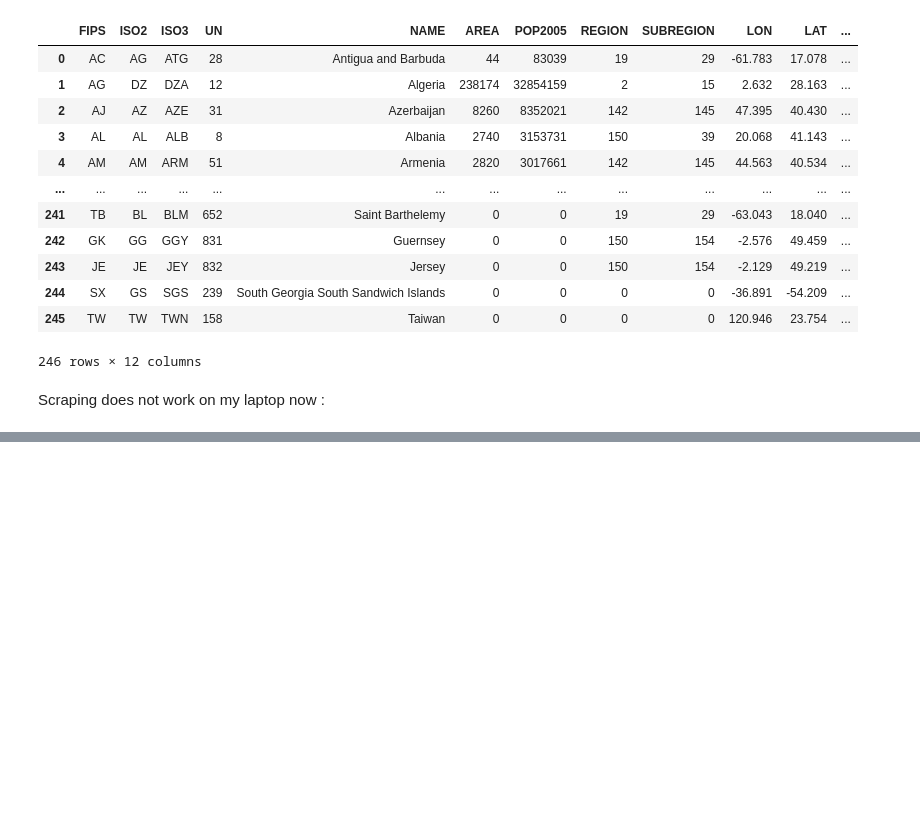
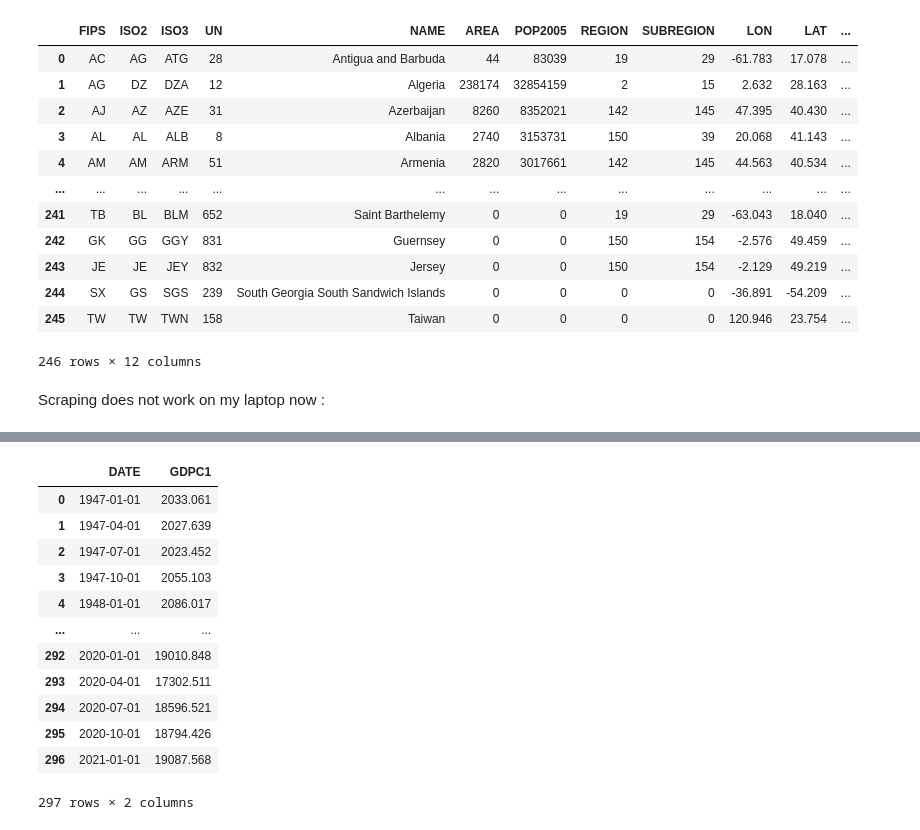
Before and after one commit to rubenkerkhofs/modern-data-analytics, a Jupyter notebook: Geo-Pandas FINALLY.ipynb, the cells around one changed output, grey strips where cells are left out. Cells and saved outputs as stored; diff of their text form; code cells hidden in the pictures; blank space fills up the shorter version.

```diff
--- a/Geo-Pandas FINALLY.ipynb
+++ b/Geo-Pandas FINALLY.ipynb
@@ -95,0 +139,16 @@ final_gdf
+# %%
+GDPus
+# %% [output]
+|  | DATE | GDPC1 |
+| 0 | 1947-01-01 | 2033.061 |
+| 1 | 1947-04-01 | 2027.639 |
+| 2 | 1947-07-01 | 2023.452 |
+| 3 | 1947-10-01 | 2055.103 |
+| 4 | 1948-01-01 | 2086.017 |
+| ... | ... | ... |
+| 292 | 2020-01-01 | 19010.848 |
+| 293 | 2020-04-01 | 17302.511 |
+| 294 | 2020-07-01 | 18596.521 |
+| 295 | 2020-10-01 | 18794.426 |
+| 296 | 2021-01-01 | 19087.568 |
+297 rows × 2 columns
```
Also changed, not shown: parts of 31 cells of this notebook, 5 other files.
